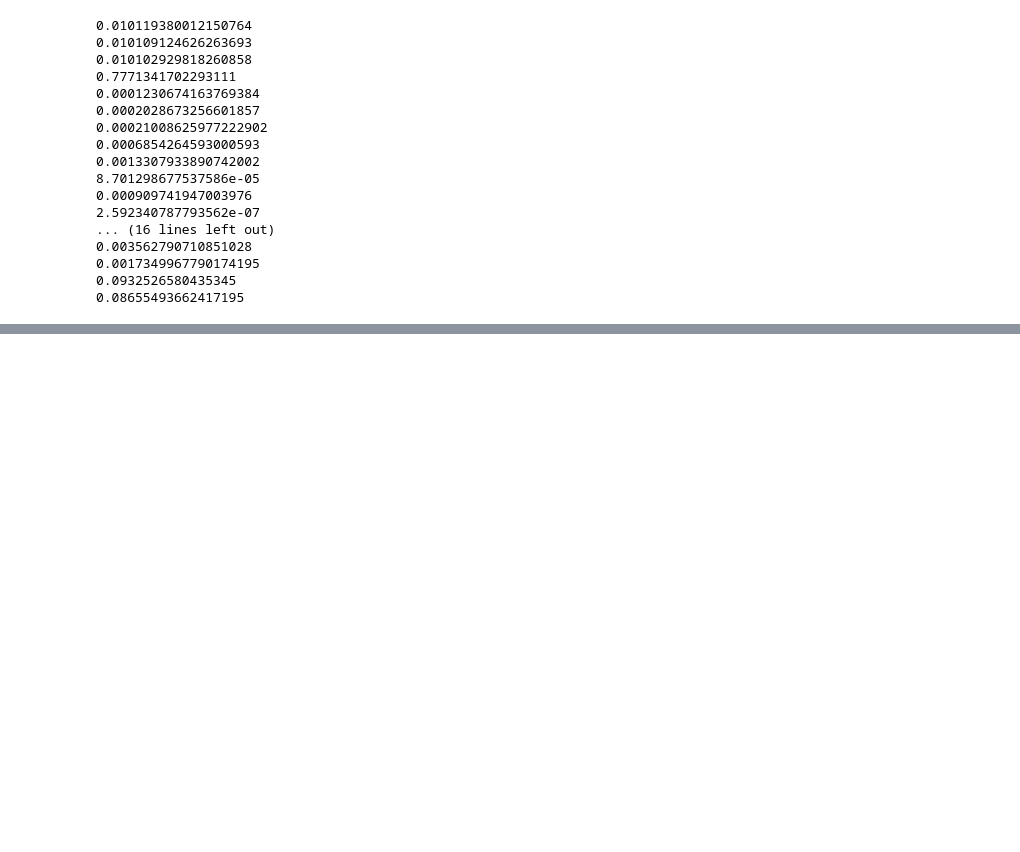
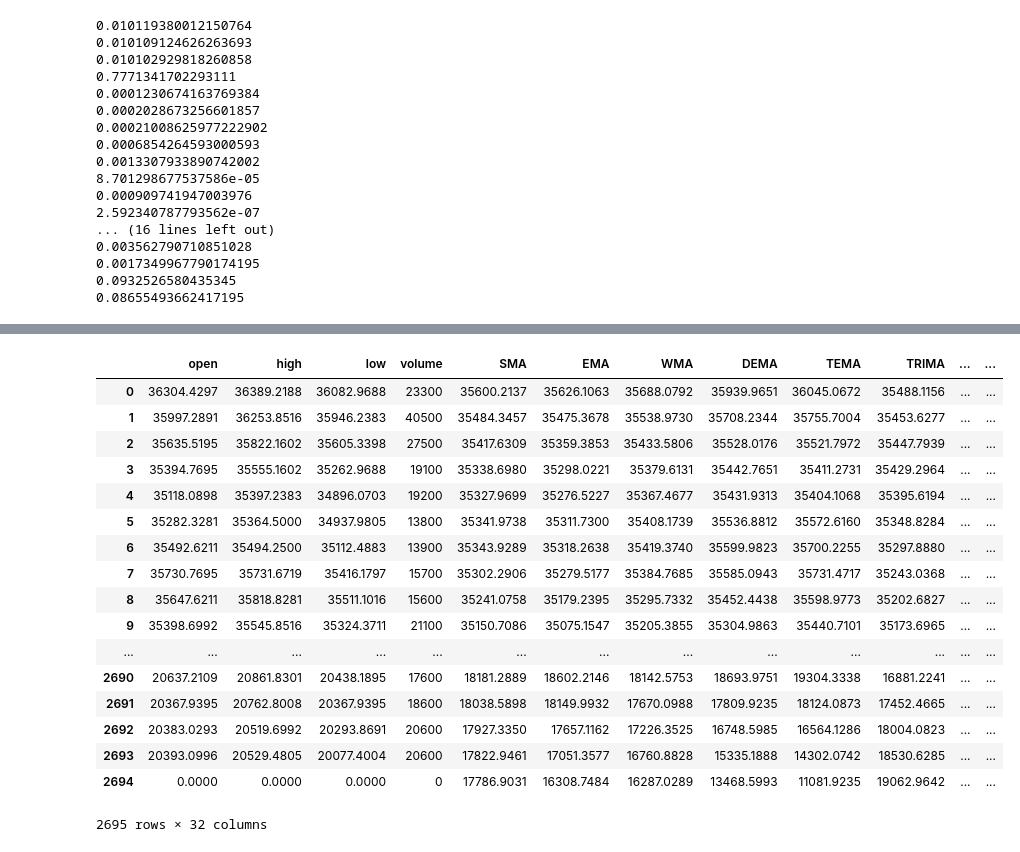
Before and after one commit to 41664/Market-Prediction, a Jupyter notebook: Jupyter Notebooks/Technical Indicators price prediction BSE.ipynb, the cells around one changed output, grey strips where cells are left out. Saved outputs shown, nothing was run; the diff lists cells and outputs as text; code cells hidden in the pictures; blank space fills up the shorter version.

```diff
--- a/Jupyter Notebooks/Technical Indicators price prediction BSE.ipynb
+++ b/Jupyter Notebooks/Technical Indicators price prediction BSE.ipynb
@@ -879,3 +879,24 @@ Covariance Type:            nonrobust
 
 Warnings:
 [1] Standard Errors assume that the covariance matrix of the errors is correctly specified.
+# %%
+dataset
+# %% [output]
+|  | open | high | low | volume | SMA | EMA | WMA | DEMA | TEMA | TRIMA | ... | ... |
+| 0 | 36304.4297 | 36389.2188 | 36082.9688 | 23300 | 35600.2137 | 35626.1063 | 35688.0792 | 35939.9651 | 36045.0672 | 35488.1156 | ... | ... |
+| 1 | 35997.2891 | 36253.8516 | 35946.2383 | 40500 | 35484.3457 | 35475.3678 | 35538.9730 | 35708.2344 | 35755.7004 | 35453.6277 | ... | ... |
+| 2 | 35635.5195 | 35822.1602 | 35605.3398 | 27500 | 35417.6309 | 35359.3853 | 35433.5806 | 35528.0176 | 35521.7972 | 35447.7939 | ... | ... |
+| 3 | 35394.7695 | 35555.1602 | 35262.9688 | 19100 | 35338.6980 | 35298.0221 | 35379.6131 | 35442.7651 | 35411.2731 | 35429.2964 | ... | ... |
+| 4 | 35118.0898 | 35397.2383 | 34896.0703 | 19200 | 35327.9699 | 35276.5227 | 35367.4677 | 35431.9313 | 35404.1068 | 35395.6194 | ... | ... |
+| 5 | 35282.3281 | 35364.5000 | 34937.9805 | 13800 | 35341.9738 | 35311.7300 | 35408.1739 | 35536.8812 | 35572.6160 | 35348.8284 | ... | ... |
+| 6 | 35492.6211 | 35494.2500 | 35112.4883 | 13900 | 35343.9289 | 35318.2638 | 35419.3740 | 35599.9823 | 35700.2255 | 35297.8880 | ... | ... |
+| 7 | 35730.7695 | 35731.6719 | 35416.1797 | 15700 | 35302.2906 | 35279.5177 | 35384.7685 | 35585.0943 | 35731.4717 | 35243.0368 | ... | ... |
+| 8 | 35647.6211 | 35818.8281 | 35511.1016 | 15600 | 35241.0758 | 35179.2395 | 35295.7332 | 35452.4438 | 35598.9773 | 35202.6827 | ... | ... |
+| 9 | 35398.6992 | 35545.8516 | 35324.3711 | 21100 | 35150.7086 | 35075.1547 | 35205.3855 | 35304.9863 | 35440.7101 | 35173.6965 | ... | ... |
+| ... | ... | ... | ... | ... | ... | ... | ... | ... | ... | ... | ... | ... |
+| 2690 | 20637.2109 | 20861.8301 | 20438.1895 | 17600 | 18181.2889 | 18602.2146 | 18142.5753 | 18693.9751 | 19304.3338 | 16881.2241 | ... | ... |
+| 2691 | 20367.9395 | 20762.8008 | 20367.9395 | 18600 | 18038.5898 | 18149.9932 | 17670.0988 | 17809.9235 | 18124.0873 | 17452.4665 | ... | ... |
+| 2692 | 20383.0293 | 20519.6992 | 20293.8691 | 20600 | 17927.3350 | 17657.1162 | 17226.3525 | 16748.5985 | 16564.1286 | 18004.0823 | ... | ... |
+| 2693 | 20393.0996 | 20529.4805 | 20077.4004 | 20600 | 17822.9461 | 17051.3577 | 16760.8828 | 15335.1888 | 14302.0742 | 18530.6285 | ... | ... |
+| 2694 | 0.0000 | 0.0000 | 0.0000 | 0 | 17786.9031 | 16308.7484 | 16287.0289 | 13468.5993 | 11081.9235 | 19062.9642 | ... | ... |
+2695 rows × 32 columns
```
Also changed, not shown: parts of 32 cells of this notebook, 1 other file.
